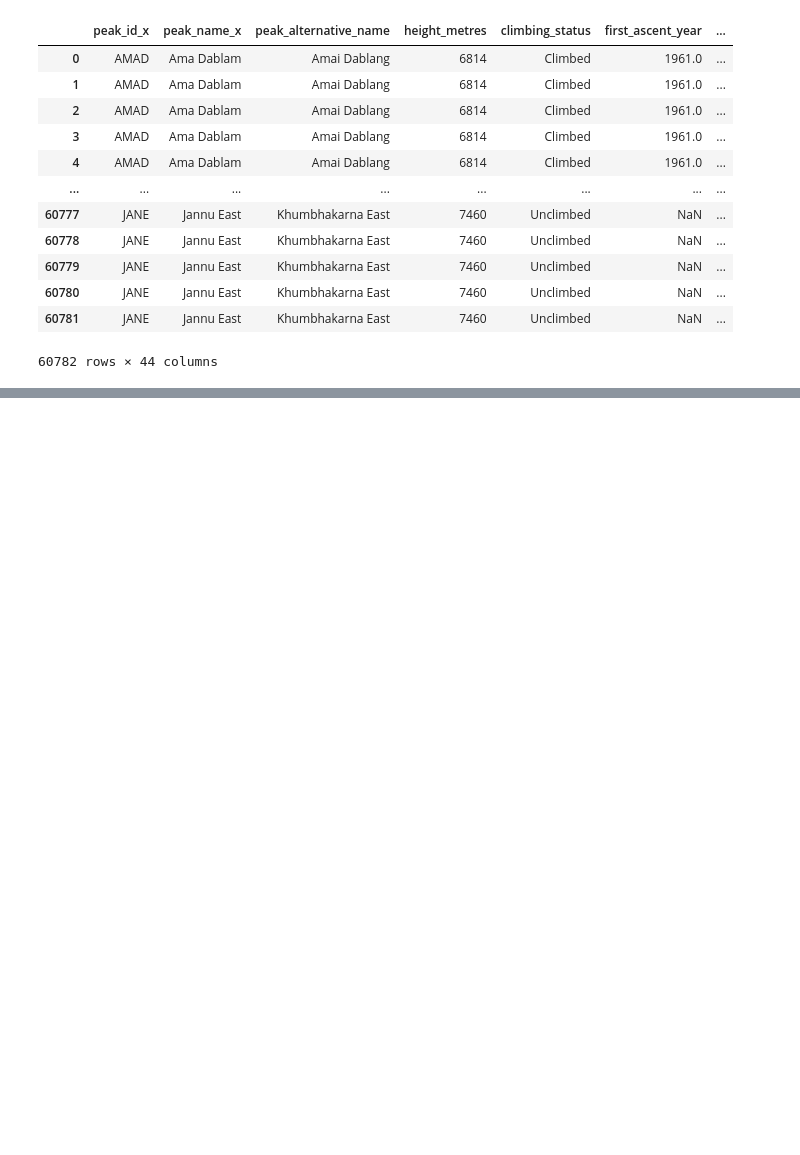
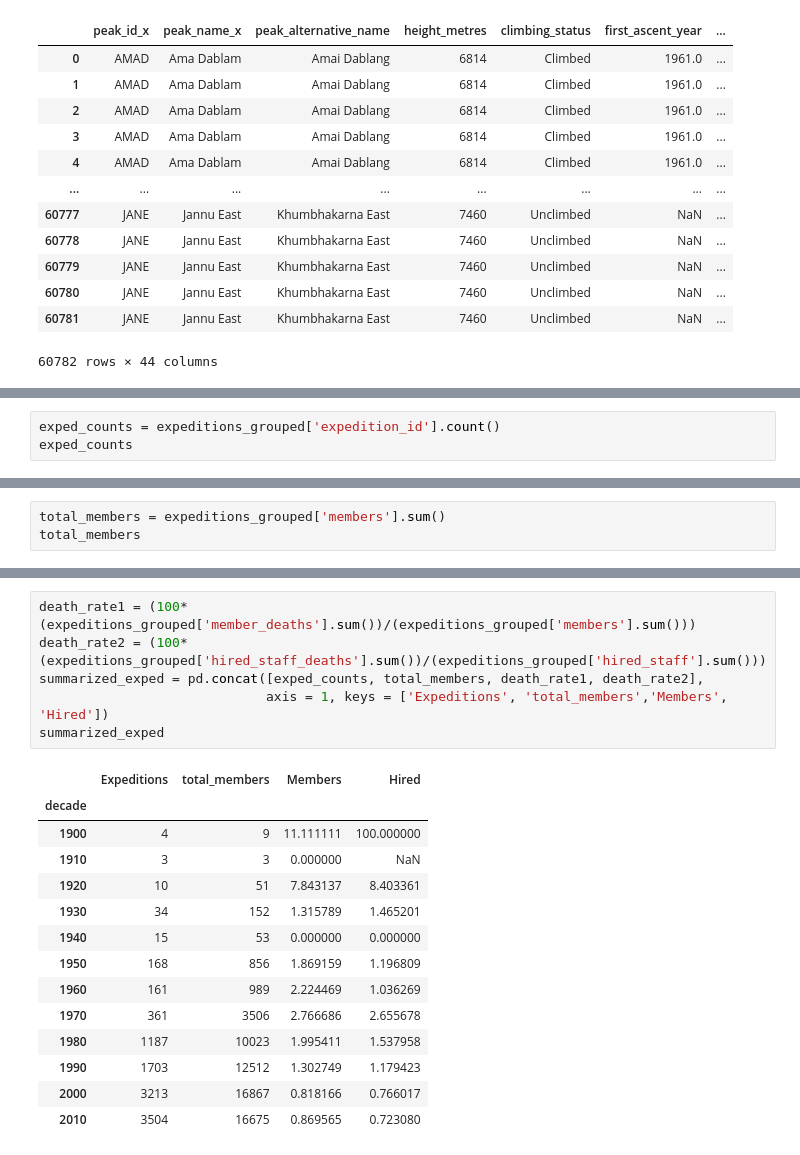
Before and after one commit to QMSS-G5072-2022/Rudoff_Jackson, a Jupyter notebook: hw02/HW2 - Jackson_Rudoff.ipynb, the cells around one changed output, grey strips where cells are left out. Saved outputs shown, nothing was run; the diff lists cells and outputs as text; blank space fills up the shorter version.

```diff
--- a/hw02/HW2 - Jackson_Rudoff.ipynb
+++ b/hw02/HW2 - Jackson_Rudoff.ipynb
@@ -176,0 +140,3 @@ members
+# %%
+exped_counts = expeditions_grouped['expedition_id'].count()
+exped_counts
@@ -176,0 +158,3 @@ members
+# %%
+total_members = expeditions_grouped['members'].sum()
+total_members
@@ -176,0 +176,21 @@ members
+# %%
+death_rate1 = (100*(expeditions_grouped['member_deaths'].sum())/(expeditions_grouped['members'].sum()))
+death_rate2 = (100*(expeditions_grouped['hired_staff_deaths'].sum())/(expeditions_grouped['hired_staff'].sum()))
+summarized_exped = pd.concat([exped_counts, total_members, death_rate1, death_rate2],
+                             axis = 1, keys = ['Expeditions', 'total_members','Members', 'Hired'])
+summarized_exped
+# %% [output]
+|  | Expeditions | total_members | Members | Hired |
+| decade |  |  |  |  |
+| 1900 | 4 | 9 | 11.111111 | 100.000000 |
+| 1910 | 3 | 3 | 0.000000 | NaN |
+| 1920 | 10 | 51 | 7.843137 | 8.403361 |
+| 1930 | 34 | 152 | 1.315789 | 1.465201 |
+| 1940 | 15 | 53 | 0.000000 | 0.000000 |
+| 1950 | 168 | 856 | 1.869159 | 1.196809 |
+| 1960 | 161 | 989 | 2.224469 | 1.036269 |
+| 1970 | 361 | 3506 | 2.766686 | 2.655678 |
+| 1980 | 1187 | 10023 | 1.995411 | 1.537958 |
+| 1990 | 1703 | 12512 | 1.302749 | 1.179423 |
+| 2000 | 3213 | 16867 | 0.818166 | 0.766017 |
+| 2010 | 3504 | 16675 | 0.869565 | 0.723080 |
```
Also changed, not shown: parts of 17 cells of this notebook.
